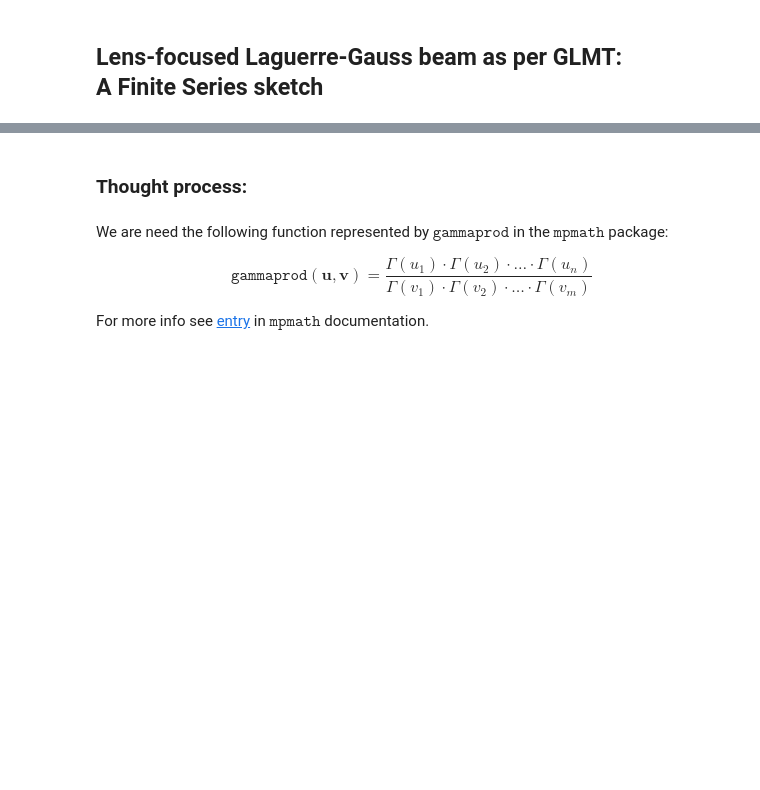
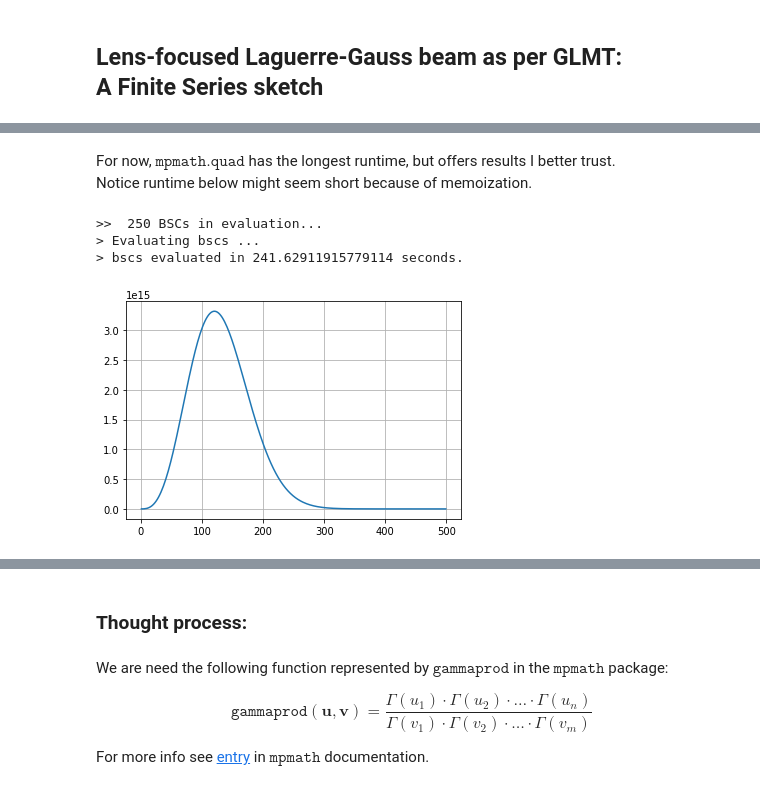
Before and after one commit to LVotto/jupylgbeams_lens, a Jupyter notebook: FocusedLGBeamsFS.ipynb, the cells around one changed output, grey strips where cells are left out. Cells and saved outputs as stored; diff of their text form; code cells hidden in the pictures; blank space fills up the shorter version.

```diff
--- a/FocusedLGBeamsFS.ipynb
+++ b/FocusedLGBeamsFS.ipynb
@@ -153,0 +215,14 @@ print(lgbeam.tmbsc_lm1(l + 3))
+# %%
+nmax = 500
+m = l - 1
+simargs = [nmax, m, l]
+# %% [markdown]
+For now, $\texttt{mpmath.quad}$ has the longest runtime, but offers results I better trust.<br>
+Notice runtime below might seem short because of memoization.
+# %%
+MPMATH_BSCS = timed_bscs(*simargs, method=mpmath.quad)
+# %% [output]
+>>  250 BSCs in evaluation...
+> Evaluating bscs ...
+> bscs evaluated in 241.62911915779114 seconds.
+[figure, added]
```
Also changed, not shown: parts of 22 cells of this notebook.
